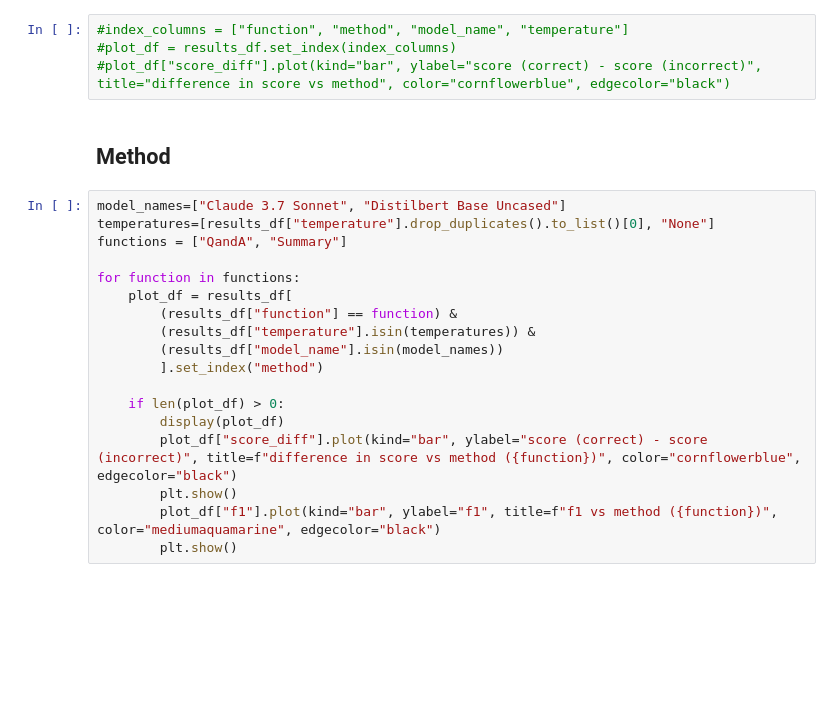
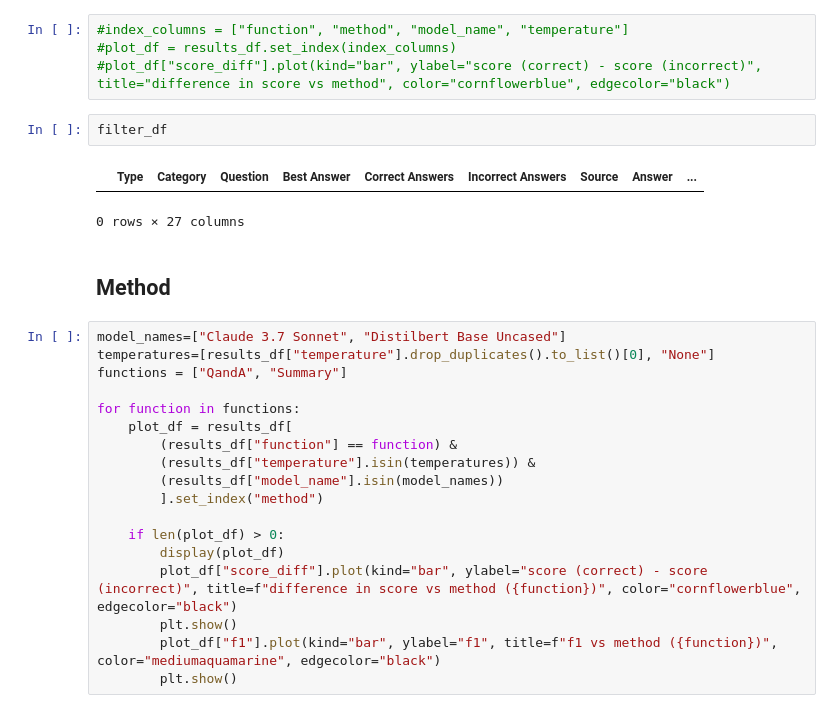
Before and after one commit to DEFRA/ai-spike-evaluation-metrics, a Jupyter notebook: analyse-metrics.ipynb, the cells around one changed output. Drawn from its saved outputs; the diff is of its cells as text; blank space fills up the shorter version.

```diff
--- a/analyse-metrics.ipynb
+++ b/analyse-metrics.ipynb
@@ -139,6 +140,11 @@ precision: 0.92, recall: 0.88, f1: 0.9
 #index_columns = ["function", "method", "model_name", "temperature"]
 #plot_df = results_df.set_index(index_columns)
 #plot_df["score_diff"].plot(kind="bar", ylabel="score (correct) - score (incorrect)", title="difference in score vs method", color="cornflowerblue", edgecolor="black")
+# %%
+filter_df
+# %% [output]
+|  | Type | Category | Question | Best Answer | Correct Answers | Incorrect Answers | Source | Answer | ... |
+0 rows × 27 columns
 # %% [markdown]
 ## Method
 # %%
```
Also changed, not shown: parts of 7 cells of this notebook, 2 other files.
